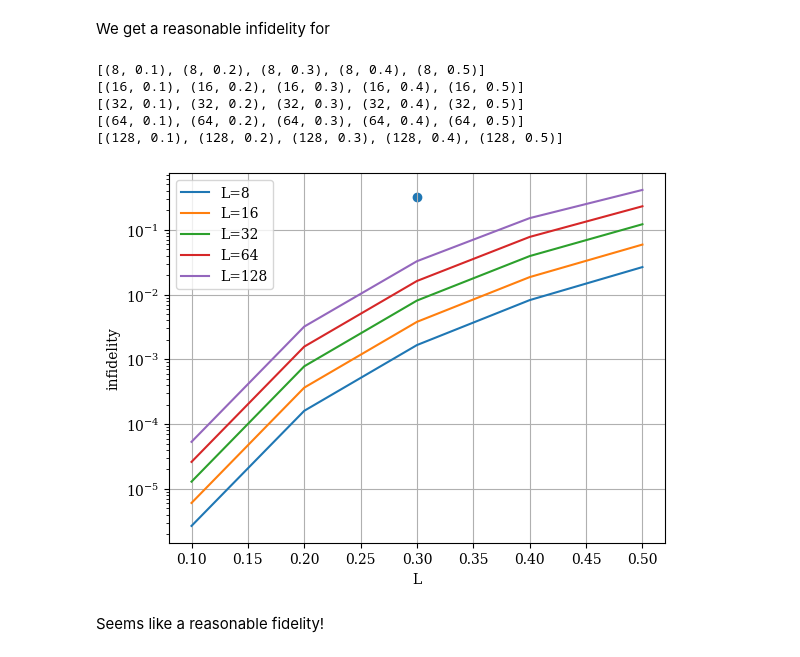
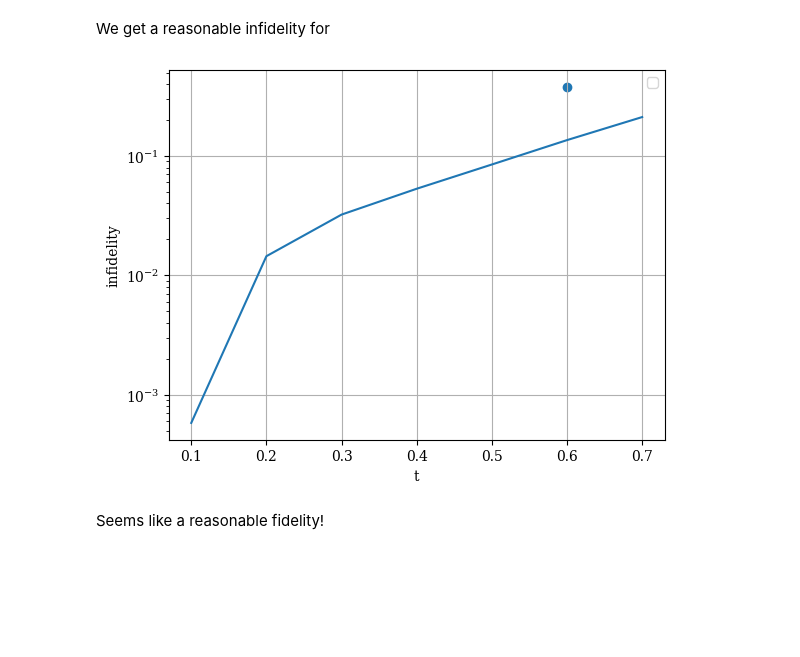
Before and after one commit to reecejrobertson/variational_compilation, a Jupyter notebook: machine_learning/Machine Learning Weights (time).ipynb, the cells around one changed output. Cells and saved outputs as stored; diff of their text form; code cells hidden in the pictures; blank space fills up the shorter version.

```diff
--- a/machine_learning/Machine Learning Weights (time).ipynb
+++ b/machine_learning/Machine Learning Weights (time).ipynb
@@ -161,7 +154,7 @@ def train_test_split(x, y):
     x_train, x_test = [], []
     y_train, y_test = [], []
     for x_i, y_i in zip(x,y):
-        if x_i[0]<=32 and x_i[1]<=0.3:
+        if x_i<=0.4:
             x_train.append(x_i)
             y_train.append(y_i)
         else:
@@ -202,10 +195,10 @@ import tqdm
 class Net(nn.Module):
     def __init__(self, output_size):
       super(Net, self).__init__()
-      self.dense_1 = nn.Linear(2, 1000)
-      self.dense_2 = nn.Linear(1000, 100)
-      self.dense_3 = nn.Linear(100, 100)
-      self.dense_out = nn.Linear(100, output_size)
+      self.dense_1 = nn.Linear(1, 16)
+      self.dense_2 = nn.Linear(16, 32)
+      self.dense_3 = nn.Linear(32, 16)
+      self.dense_out = nn.Linear(16, output_size)
     # x represents our data
     def forward(self, x):
         # Pass data through conv1
@@ -213,13 +206,13 @@ class Net(nn.Module):
       x = F.sigmoid(x)
 
       x = self.dense_2(x)
-      x = F.sigmoid(x)
+      x = F.tanh(x)
 
       x = self.dense_3(x)
-      x = F.sigmoid(x)
+      x = F.tanh(x)
 
       x = self.dense_out(x)
-      output = F.tanh(x)
+      output = 2*F.tanh(x)
 
       return output
 # %%
@@ -348,9 +345,9 @@ from tn.trotter import trotter_evolution_optimized_nn_ising_tn
 # %% [markdown]
 We can now use the model to predict weights for other system sizes:
 # %%
-new_L = 32
-new_t = 0.3
-new_L_weights= model(torch.tensor([new_L, new_t], dtype=torch.float32)[None,:])
+new_t = 0.6
+L = 8
+new_L_weights= model(torch.tensor([new_t,], dtype=torch.float32)[None,:])
 new_L_weights_split = np.split(new_L_weights.detach().numpy().flatten(), config['depth']*2)
 predicted_parameters = []
 for i in range(0, config['depth']*2,2):
@@ -372,12 +369,12 @@ tebd_granularity =  int(np.round(t / 0.05))
 H = lambda x: ising_hamiltonian_quimb(x, 1.0, g)
 get_training_state = lambda x, s: random_product_state(x, s)
 
-make_data_set = get_make_data_set_fn(hamiltonian, H(new_L), tebd_granularity, tebd_opts, False)
-psi0_list_train, psit_list_train, tebd_errors = make_data_set(lambda x: get_training_state(new_L, x),
+make_data_set = get_make_data_set_fn(hamiltonian, H(L), tebd_granularity, tebd_opts, False)
+psi0_list_train, psit_list_train, tebd_errors = make_data_set(lambda x: get_training_state(L, x),
                                                               t,
                                                               num_samples, SEED)
-psi_pqc = qmps_brick(new_L, in_depth=depth, rand=False, val_iden=0.01)
-psi, psi_tars = create_targets(new_L, psi_pqc, psi0_list_train, psit_list_train, device='cpu')
+psi_pqc = qmps_brick(L, in_depth=depth, rand=False, val_iden=0.01)
+psi, psi_tars = create_targets(L, psi_pqc, psi0_list_train, psit_list_train, device='cpu')
 mps_model = TNModel(psi, psi_tars, translation=circuit_translation)
 # %%
 print("Inidelity before:", mps_model())
@@ -393,24 +390,17 @@ Infidelity with predicted weights: tensor(0.3205, dtype=torch.float64, grad_fn=<
 # %% [markdown]
 We get a reasonable infidelity for
 # %%
-for i in range(5):
-    plt.plot(t_list, infidelities[5*i:5*i+5], label=f'L={L_list[i]}')
-    print(data_x[5*i:5*i+5])
-plt.scatter(t, predicted_infidelity.detach().numpy())
-plt.xlabel('L')
+plt.plot(t_list, infidelities)
+plt.scatter(new_t, predicted_infidelity.detach().numpy())
+plt.xlabel('t')
 plt.ylabel('infidelity')
 plt.yscale('log')
 # plt.ylim(1e-3, 1)
 plt.grid()
 plt.legend()
 plt.savefig("infidelity.png")
 plt.show()
 # %% [output]
-[(8, 0.1), (8, 0.2), (8, 0.3), (8, 0.4), (8, 0.5)]
-[(16, 0.1), (16, 0.2), (16, 0.3), (16, 0.4), (16, 0.5)]
-[(32, 0.1), (32, 0.2), (32, 0.3), (32, 0.4), (32, 0.5)]
-[(64, 0.1), (64, 0.2), (64, 0.3), (64, 0.4), (64, 0.5)]
-[(128, 0.1), (128, 0.2), (128, 0.3), (128, 0.4), (128, 0.5)]
-[figure, old version]
+[figure, new version]
 # %% [markdown]
 Seems like a reasonable fidelity!
```
Also changed, not shown: parts of 13 cells of this notebook, 3 other files.
